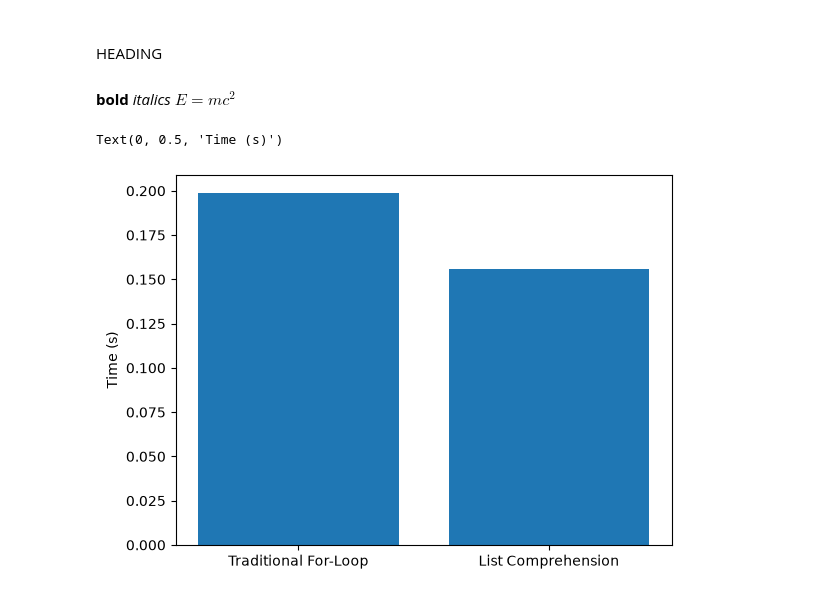
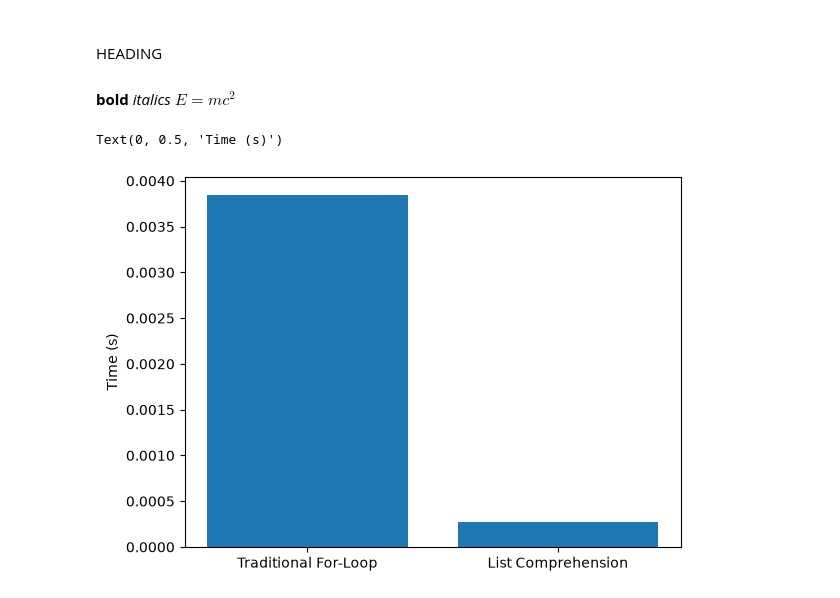
Before and after one commit to sparkyyyhd-bu/PY191_lab, a Jupyter notebook: lab1/lab1.ipynb, the cells around one changed output. Cells and saved outputs as stored; diff of their text form; code cells hidden in the pictures.

```diff
--- a/lab1/lab1.ipynb
+++ b/lab1/lab1.ipynb
@@ -111,22 +111,22 @@ $E = mc^2$
 # %%
 import timeit
 import matplotlib.pyplot as plt
 
 def traditional_for():
     l = []
     for i in range(10000):
         l.append(i**2)
     return l
 
 def list_comprehension():
     l = [i**2 for i in range(10000)]
     return l
 
 time1 = timeit.timeit(traditional_for, number = 1)
-time2 = timeit.timeit(list_comprehension, number - 1)
+time2 = timeit.timeit(list_comprehension, number = 1)
 
 plt.bar(["Traditional For-Loop", "List Comprehension"], [time1, time2])
 plt.ylabel("Time (s)")
 # %% [output]
 Text(0, 0.5, 'Time (s)')
-[figure, old version]
+[figure, new version]
```
